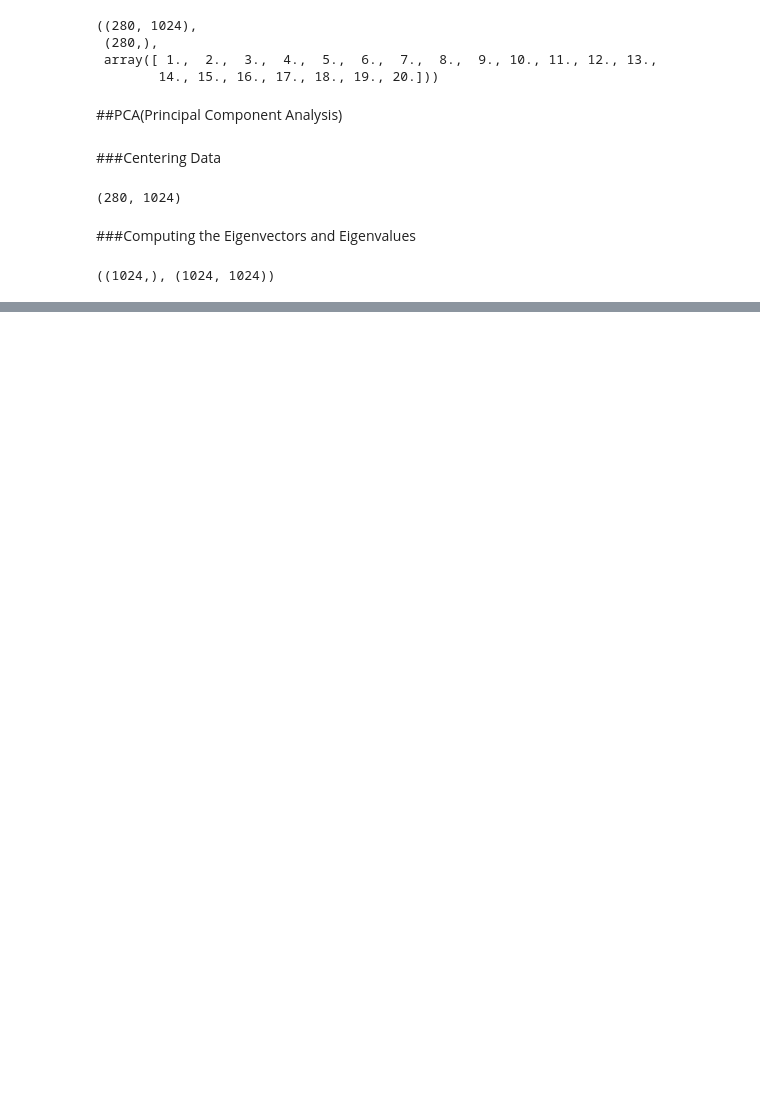
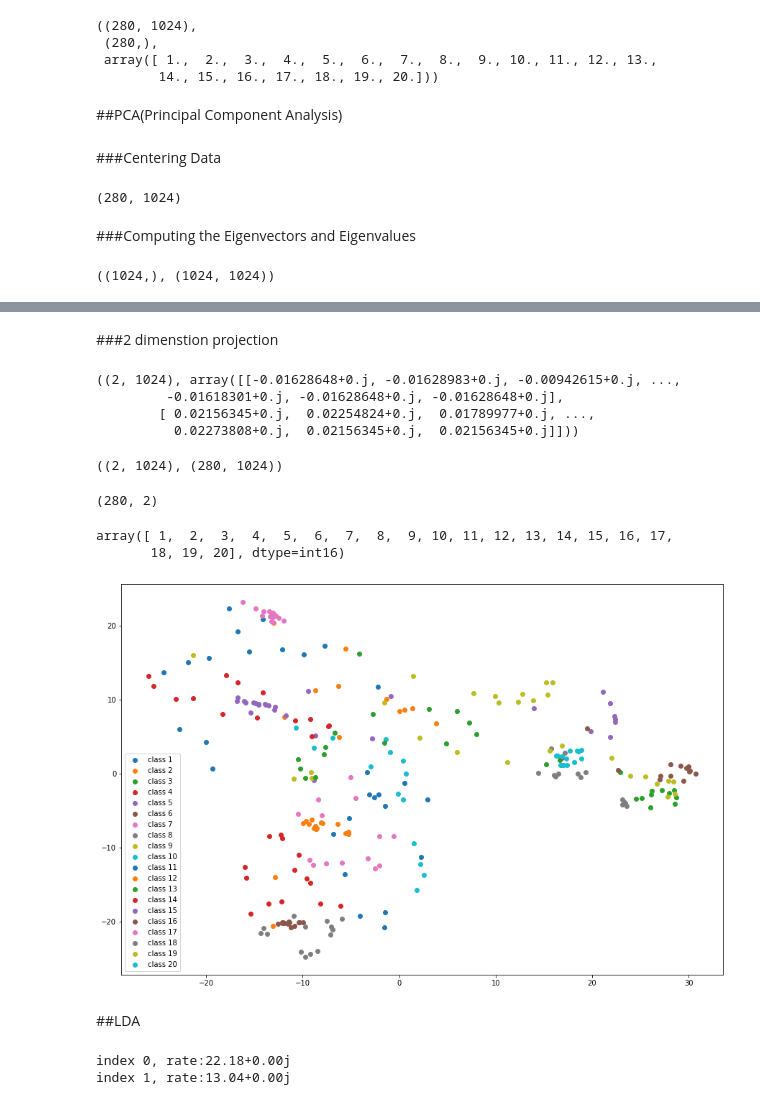
Before and after one commit to yojulab/knou_study_machinglearning, a Jupyter notebook: codes/sanghunoh/reports/과제_4_2_차원축소.ipynb, the cells around one changed output, grey strips where cells are left out. Saved outputs shown, nothing was run; the diff lists cells and outputs as text; code cells hidden in the pictures; blank space fills up the shorter version.

```diff
--- a/codes/sanghunoh/reports/과제_4_2_차원축소.ipynb
+++ b/codes/sanghunoh/reports/과제_4_2_차원축소.ipynb
@@ -45,9 +43,8 @@ features_std.shape
 # %% [markdown]
 ###Computing the Eigenvectors and Eigenvalues
 # %%
-features_std_sigma = np.cov(features_std.T)
-eigen_values_pca, eigen_vectors_pca = np.linalg.eig(features_std_sigma)
+class_all_std_sigma = np.cov(class_all_std.T)
+eigen_values_pca, eigen_vectors_pca = np.linalg.eig(class_all_std_sigma)
 eigen_values_pca.shape, eigen_vectors_pca.shape
-# features_std_sigma, eigen_values_pca, eigen_vectors_pca
 # %% [output]
 ((1024,), (1024, 1024))
@@ -54,8 +61,62 @@ eigen_values_pca.shape, eigen_vectors_pca.shape
+# %% [markdown]
+###2 dimenstion projection
+# %%
+projection_matrix = eigen_vectors_pca.T[0:2]
+projection_matrix.shape, projection_matrix,
+# %% [output]
+((2, 1024), array([[-0.01628648+0.j, -0.01628983+0.j, -0.00942615+0.j, ...,
+         -0.01618301+0.j, -0.01628648+0.j, -0.01628648+0.j],
+        [ 0.02156345+0.j,  0.02254824+0.j,  0.01789977+0.j, ...,
+          0.02273808+0.j,  0.02156345+0.j,  0.02156345+0.j]]))
+# %%
+projection_matrix.shape, class_all_std.shape
+# %% [output]
+((2, 1024), (280, 1024))
+# %%
+projected_matrix = class_all_std @ projection_matrix.T
+projected_matrix.shape
+# class_all_std[:5], projected_matrix[:5]
+# %% [output]
+(280, 2)
+# %%
+lable_unique = np.unique(labels).astype(np.int16)
+lable_unique
+# label = labels == 1.
+# label
+# %% [output]
+array([ 1,  2,  3,  4,  5,  6,  7,  8,  9, 10, 11, 12, 13, 14, 15, 16, 17,
+       18, 19, 20], dtype=int16)
+# %%
+# 분포 확인
+import matplotlib.pyplot as plt
+plt.figure(figsize=(15,10))
+for label in lable_unique:
+  label_list = labels == label
+  plt.scatter(projected_matrix[label_list,0], projected_matrix[label_list,1], label=f'class {label}')
+# plt.scatter(eigen_vectors_pca[:,0], eigen_vectors_pca[:,1])
+
+# 표시 위해 사이즈 증가
+scala_size = 20
+start_point = np.zeros((2))
+# eigen_vector_pca = np.vstack([start_point,eigen_vectors_pca.T[0] * scala_size])
+# plt.plot(eigen_vector_pca[:,0], eigen_vector_pca[:,1], label='PCA 1 vector')
+plt.legend()
+plt.show()
+# %% [output]
+[figure, added]
+# %% [markdown]
+##LDA
 # %%
-# 벡터별 정보 보유율
+# 벡터별 정보 보유율 - 2차원 표시 위해
 eigen_values_pca_sum = sum(eigen_values_pca)
 threshold = 95
 for idx, eigen_value in enumerate(eigen_values_pca):
   projected_rate = eigen_value/eigen_values_pca_sum*100
-  if projected_rate >= threshold:
-    print('index {}, rate:{:.2f}'.format(idx, eigen_value/eigen_values_pca_sum*100))
+  print('index {}, rate:{:.2f}'.format(idx, eigen_value/eigen_values_pca_sum*100))
+  if idx >= 1: break
+
+  # if projected_rate >= threshold:
+  #   print('index {}, rate:{:.2f}'.format(idx, eigen_value/eigen_values_pca_sum*100))
+# %% [output]
+index 0, rate:22.18+0.00j
+index 1, rate:13.04+0.00j
```
Also changed, not shown: parts of 3 cells of this notebook.
